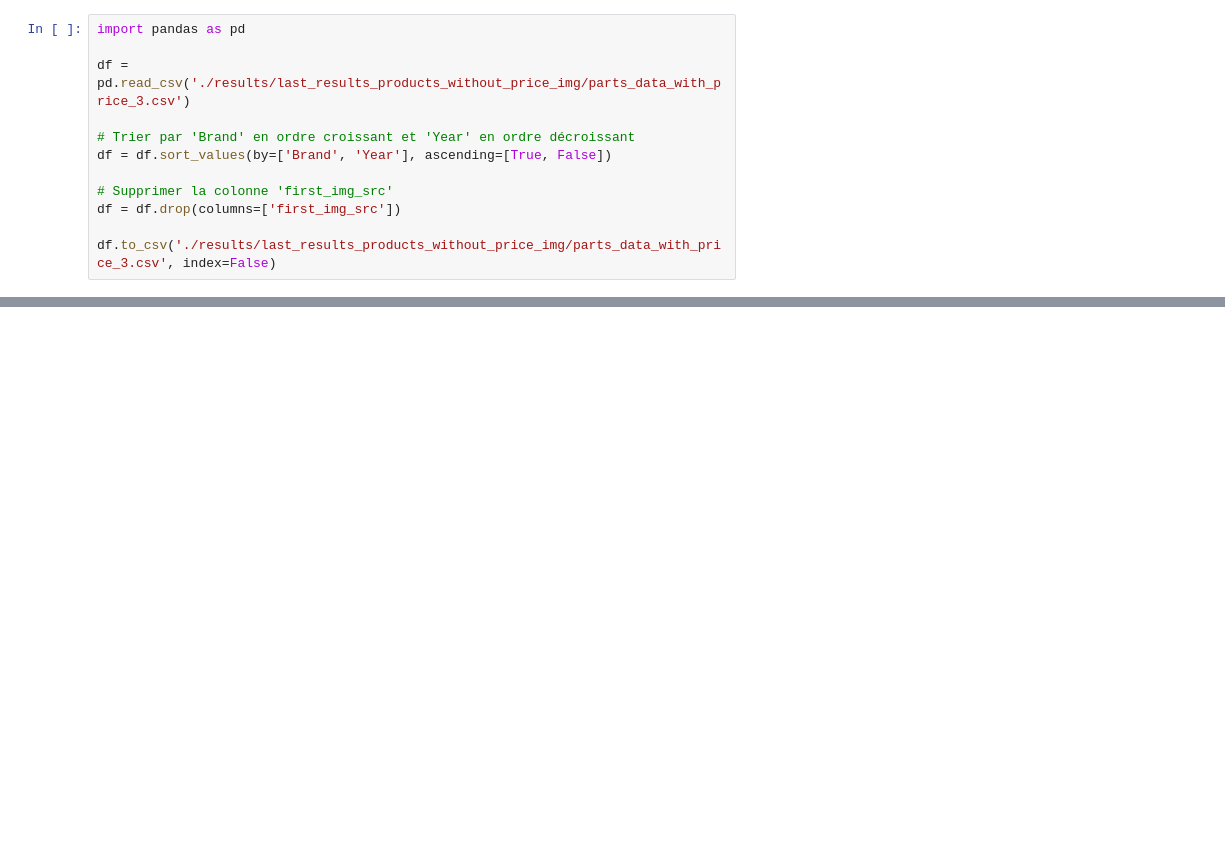
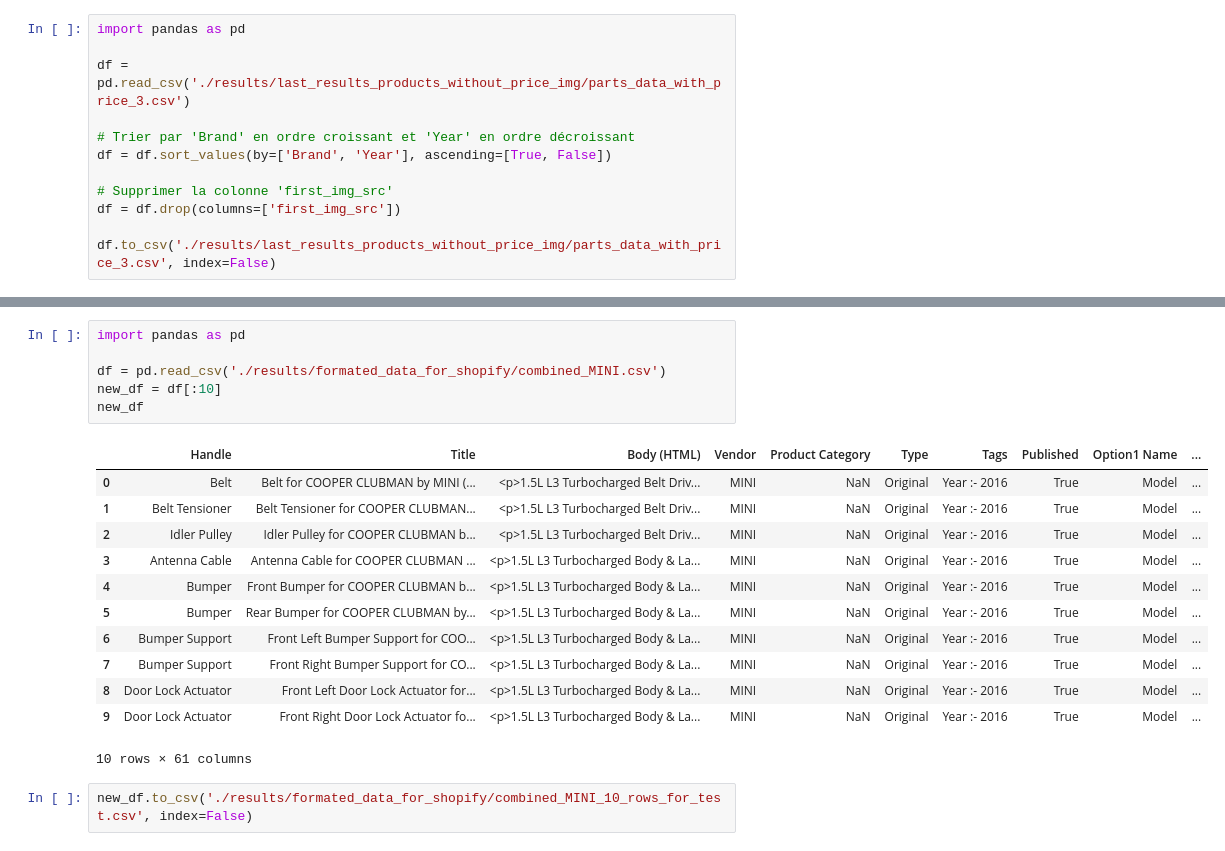
Before and after one commit to AbdelghaffourMouhsine/Mham_AWS_Car_Parts_Scraping_Project_v2, a Jupyter notebook: code.ipynb, the cells around one changed output, grey strips where cells are left out. Drawn from its saved outputs; the diff is of its cells as text; blank space fills up the shorter version.

```diff
--- a/code.ipynb
+++ b/code.ipynb
@@ -1431,0 +1661,21 @@ df.to_csv('./results/last_results_products_without_price_img/parts_data_with_pri
+# %%
+import pandas as pd
+
+df = pd.read_csv('./results/formated_data_for_shopify/combined_MINI.csv')
+new_df = df[:10]
+new_df
+# %% [output]
+|  | Handle | Title | Body (HTML) | Vendor | Product Category | Type | Tags | Published | Option1 Name | ... |
+| 0 | Belt | Belt for COOPER CLUBMAN by MINI (... | <p>1.5L L3 Turbocharged Belt Driv... | MINI | NaN | Original | Year :- 2016 | True | Model | ... |
+| 1 | Belt Tensioner | Belt Tensioner for COOPER CLUBMAN... | <p>1.5L L3 Turbocharged Belt Driv... | MINI | NaN | Original | Year :- 2016 | True | Model | ... |
+| 2 | Idler Pulley | Idler Pulley for COOPER CLUBMAN b... | <p>1.5L L3 Turbocharged Belt Driv... | MINI | NaN | Original | Year :- 2016 | True | Model | ... |
+| 3 | Antenna Cable | Antenna Cable for COOPER CLUBMAN ... | <p>1.5L L3 Turbocharged Body & La... | MINI | NaN | Original | Year :- 2016 | True | Model | ... |
+| 4 | Bumper | Front Bumper for COOPER CLUBMAN b... | <p>1.5L L3 Turbocharged Body & La... | MINI | NaN | Original | Year :- 2016 | True | Model | ... |
+| 5 | Bumper | Rear Bumper for COOPER CLUBMAN by... | <p>1.5L L3 Turbocharged Body & La... | MINI | NaN | Original | Year :- 2016 | True | Model | ... |
+| 6 | Bumper Support | Front Left Bumper Support for COO... | <p>1.5L L3 Turbocharged Body & La... | MINI | NaN | Original | Year :- 2016 | True | Model | ... |
+| 7 | Bumper Support | Front Right Bumper Support for CO... | <p>1.5L L3 Turbocharged Body & La... | MINI | NaN | Original | Year :- 2016 | True | Model | ... |
+| 8 | Door Lock Actuator | Front Left Door Lock Actuator for... | <p>1.5L L3 Turbocharged Body & La... | MINI | NaN | Original | Year :- 2016 | True | Model | ... |
+| 9 | Door Lock Actuator | Front Right Door Lock Actuator fo... | <p>1.5L L3 Turbocharged Body & La... | MINI | NaN | Original | Year :- 2016 | True | Model | ... |
+10 rows × 61 columns
+# %%
+new_df.to_csv('./results/formated_data_for_shopify/combined_MINI_10_rows_for_test.csv', index=False)
```
Also changed, not shown: parts of 11 cells of this notebook.
